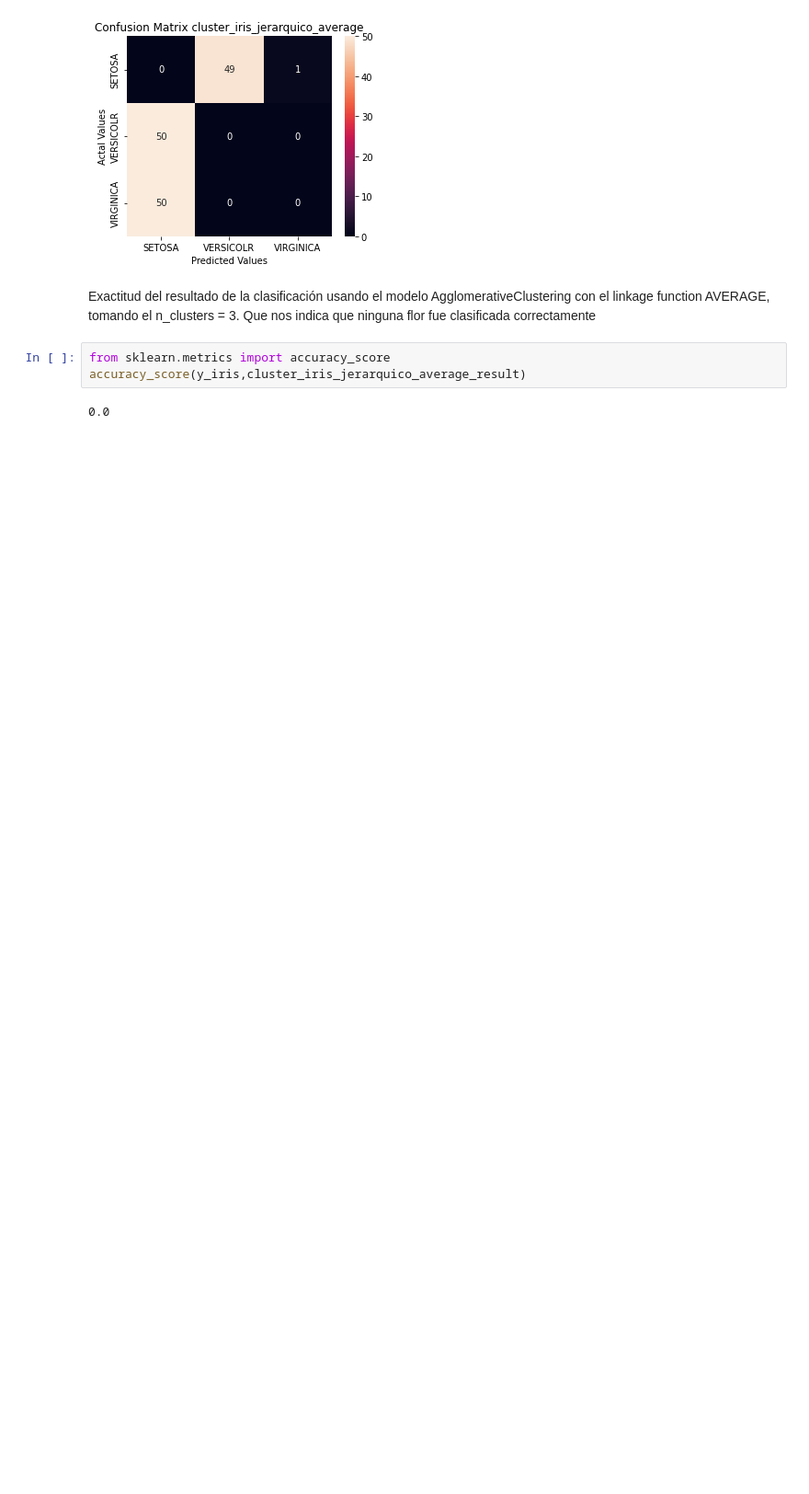
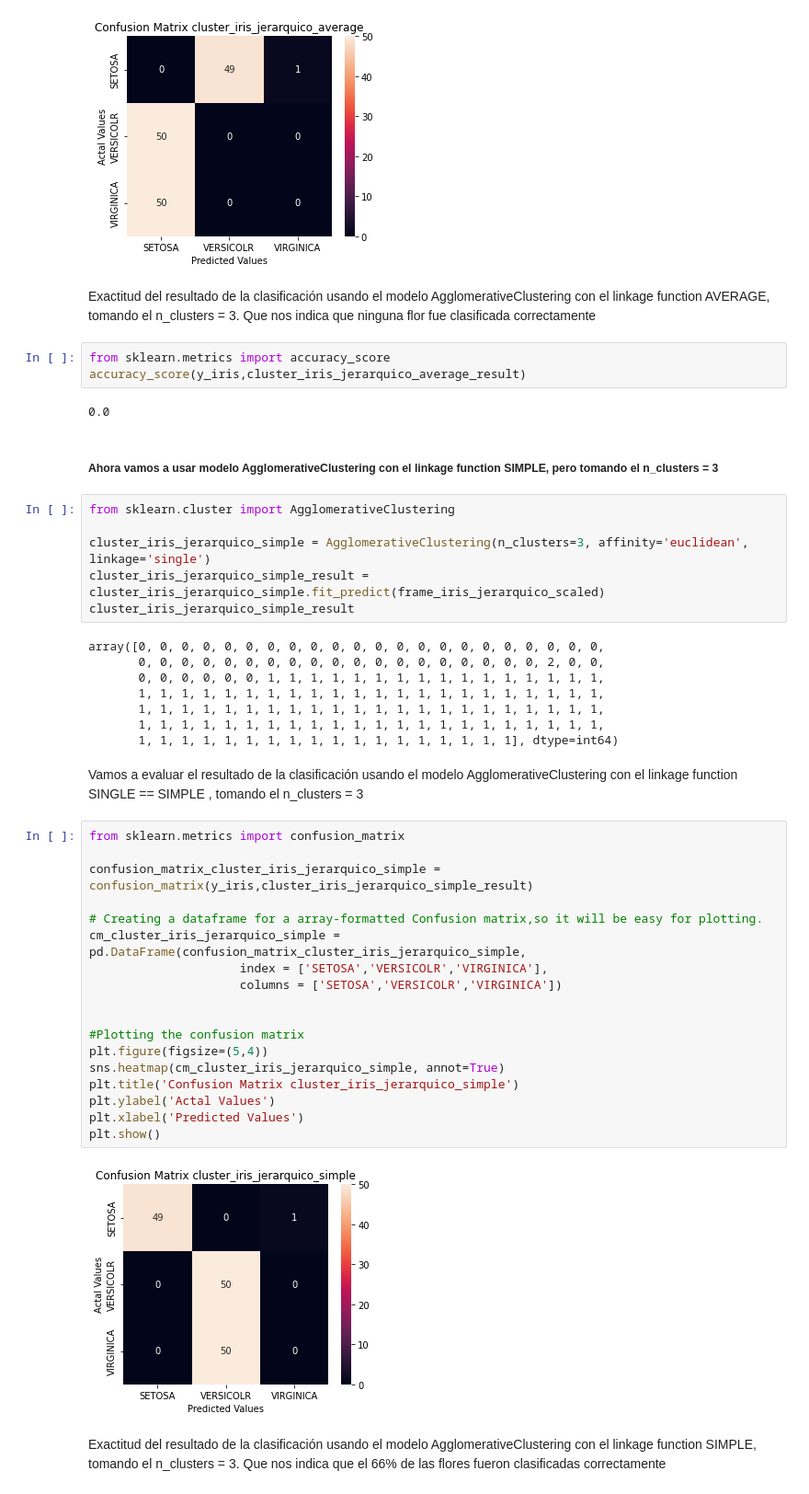
Before and after one commit to Sergio-Ibarra-1795/Diplomado_UNAM_DC_Full_gitHub, a Jupyter notebook: Modulo7_Aprendizaje_NO_supervisado/Modulo7_Practica1.ipynb, the cells around one changed output. Shown at 92% size. Drawn from its saved outputs; the diff is of its cells as text; blank space fills up the shorter version.

Commit message:
Creando documento de Modululo 7 Practica1 Aplicación de k-means, cluster jerarquico y GMM a iris

```diff
--- a/Modulo7_Aprendizaje_NO_supervisado/Modulo7_Practica1.ipynb
+++ b/Modulo7_Aprendizaje_NO_supervisado/Modulo7_Practica1.ipynb
@@ -269,3 +269,43 @@ from sklearn.metrics import accuracy_score
 accuracy_score(y_iris,cluster_iris_jerarquico_average_result)
 # %% [output]
 0.0
+# %% [markdown]
+##### Ahora vamos a usar modelo AgglomerativeClustering con el linkage function SIMPLE, pero tomando el n_clusters = 3
+# %%
+from sklearn.cluster import AgglomerativeClustering
+
+cluster_iris_jerarquico_simple = AgglomerativeClustering(n_clusters=3, affinity='euclidean', linkage='single')
+cluster_iris_jerarquico_simple_result = cluster_iris_jerarquico_simple.fit_predict(frame_iris_jerarquico_scaled)
+cluster_iris_jerarquico_simple_result
+# %% [output]
+array([0, 0, 0, 0, 0, 0, 0, 0, 0, 0, 0, 0, 0, 0, 0, 0, 0, 0, 0, 0, 0, 0,
+       0, 0, 0, 0, 0, 0, 0, 0, 0, 0, 0, 0, 0, 0, 0, 0, 0, 0, 0, 2, 0, 0,
+       0, 0, 0, 0, 0, 0, 1, 1, 1, 1, 1, 1, 1, 1, 1, 1, 1, 1, 1, 1, 1, 1,
+       1, 1, 1, 1, 1, 1, 1, 1, 1, 1, 1, 1, 1, 1, 1, 1, 1, 1, 1, 1, 1, 1,
+       1, 1, 1, 1, 1, 1, 1, 1, 1, 1, 1, 1, 1, 1, 1, 1, 1, 1, 1, 1, 1, 1,
+       1, 1, 1, 1, 1, 1, 1, 1, 1, 1, 1, 1, 1, 1, 1, 1, 1, 1, 1, 1, 1, 1,
+       1, 1, 1, 1, 1, 1, 1, 1, 1, 1, 1, 1, 1, 1, 1, 1, 1, 1], dtype=int64)
+# %% [markdown]
+Vamos a evaluar el resultado de la clasificación usando el modelo AgglomerativeClustering con el linkage function SINGLE == SIMPLE , tomando el n_clusters = 3
+# %%
+from sklearn.metrics import confusion_matrix
+
+confusion_matrix_cluster_iris_jerarquico_simple = confusion_matrix(y_iris,cluster_iris_jerarquico_simple_result)
+
+# Creating a dataframe for a array-formatted Confusion matrix,so it will be easy for plotting.
+cm_cluster_iris_jerarquico_simple = pd.DataFrame(confusion_matrix_cluster_iris_jerarquico_simple,
+                     index = ['SETOSA','VERSICOLR','VIRGINICA'],
+                     columns = ['SETOSA','VERSICOLR','VIRGINICA'])
+
+
+#Plotting the confusion matrix
+plt.figure(figsize=(5,4))
+sns.heatmap(cm_cluster_iris_jerarquico_simple, annot=True)
+plt.title('Confusion Matrix cluster_iris_jerarquico_simple')
+plt.ylabel('Actal Values')
+plt.xlabel('Predicted Values')
+plt.show()
+# %% [output]
+[figure, added]
+# %% [markdown]
+Exactitud del resultado de la clasificación usando el modelo AgglomerativeClustering con el linkage function SIMPLE, tomando el n_clusters = 3. Que nos indica que  el 66% de las flores fueron clasificadas correctamente
```
Also changed, not shown: parts of 33 cells of this notebook, 1 other file.
